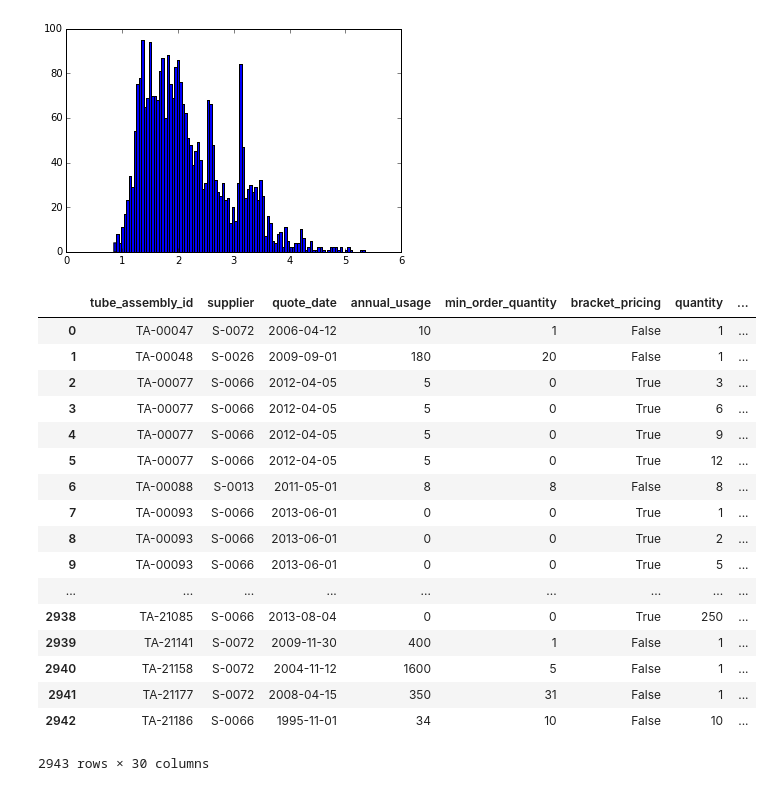
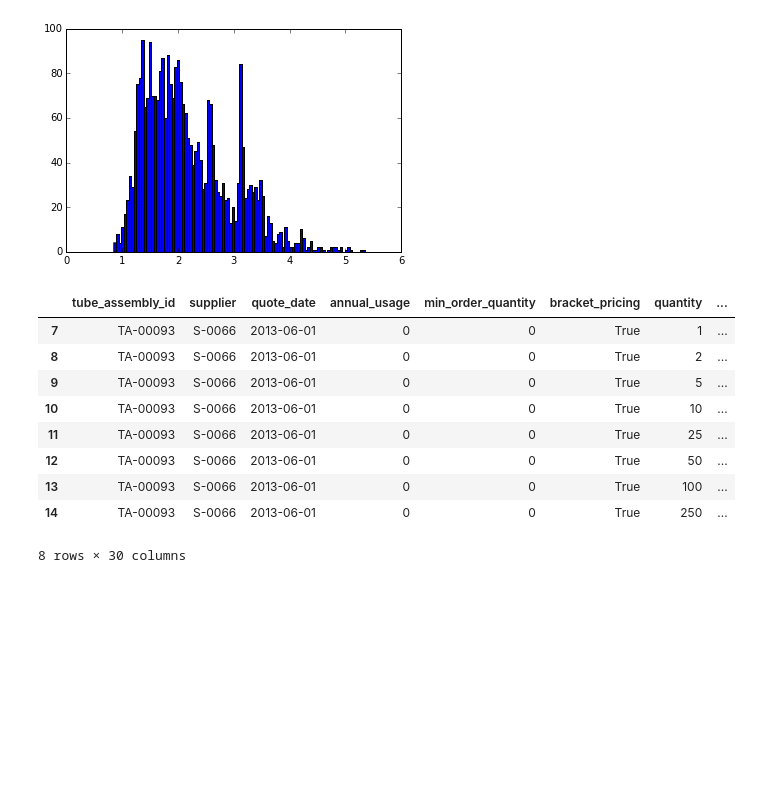
Before and after one commit to cberzan/kaggle-caterpillar, a Jupyter notebook: caterpillar-tube-pricing/random_forests.ipynb, the cells around one changed output. Drawn from its saved outputs; the diff is of its cells as text; code cells hidden in the pictures; blank space fills up the shorter version.

```diff
--- a/caterpillar-tube-pricing/random_forests.ipynb
+++ b/caterpillar-tube-pricing/random_forests.ipynb
@@ -171,24 +171,16 @@ y_test_pred.shape
 # %%
 df = X_test.copy()
 df['log_cost'] = y_test
 df['pred_log_cost'] = y_test_pred
-df
+df[7:15]
 # %% [output]
 |  | tube_assembly_id | supplier | quote_date | annual_usage | min_order_quantity | bracket_pricing | quantity | ... |
-| 0 | TA-00047 | S-0072 | 2006-04-12 | 10 | 1 | False | 1 | ... |
-| 1 | TA-00048 | S-0026 | 2009-09-01 | 180 | 20 | False | 1 | ... |
-| 2 | TA-00077 | S-0066 | 2012-04-05 | 5 | 0 | True | 3 | ... |
-| 3 | TA-00077 | S-0066 | 2012-04-05 | 5 | 0 | True | 6 | ... |
-| 4 | TA-00077 | S-0066 | 2012-04-05 | 5 | 0 | True | 9 | ... |
-| 5 | TA-00077 | S-0066 | 2012-04-05 | 5 | 0 | True | 12 | ... |
-| 6 | TA-00088 | S-0013 | 2011-05-01 | 8 | 8 | False | 8 | ... |
 | 7 | TA-00093 | S-0066 | 2013-06-01 | 0 | 0 | True | 1 | ... |
 | 8 | TA-00093 | S-0066 | 2013-06-01 | 0 | 0 | True | 2 | ... |
 | 9 | TA-00093 | S-0066 | 2013-06-01 | 0 | 0 | True | 5 | ... |
-| ... | ... | ... | ... | ... | ... | ... | ... | ... |
-| 2938 | TA-21085 | S-0066 | 2013-08-04 | 0 | 0 | True | 250 | ... |
-| 2939 | TA-21141 | S-0072 | 2009-11-30 | 400 | 1 | False | 1 | ... |
-| 2940 | TA-21158 | S-0072 | 2004-11-12 | 1600 | 5 | False | 1 | ... |
-| 2941 | TA-21177 | S-0072 | 2008-04-15 | 350 | 31 | False | 1 | ... |
-| 2942 | TA-21186 | S-0066 | 1995-11-01 | 34 | 10 | False | 10 | ... |
+| 10 | TA-00093 | S-0066 | 2013-06-01 | 0 | 0 | True | 10 | ... |
+| 11 | TA-00093 | S-0066 | 2013-06-01 | 0 | 0 | True | 25 | ... |
+| 12 | TA-00093 | S-0066 | 2013-06-01 | 0 | 0 | True | 50 | ... |
+| 13 | TA-00093 | S-0066 | 2013-06-01 | 0 | 0 | True | 100 | ... |
+| 14 | TA-00093 | S-0066 | 2013-06-01 | 0 | 0 | True | 250 | ... |
-2943 rows × 30 columns
+8 rows × 30 columns
```
Also changed, not shown: parts of 7 cells of this notebook, 4 other files.
